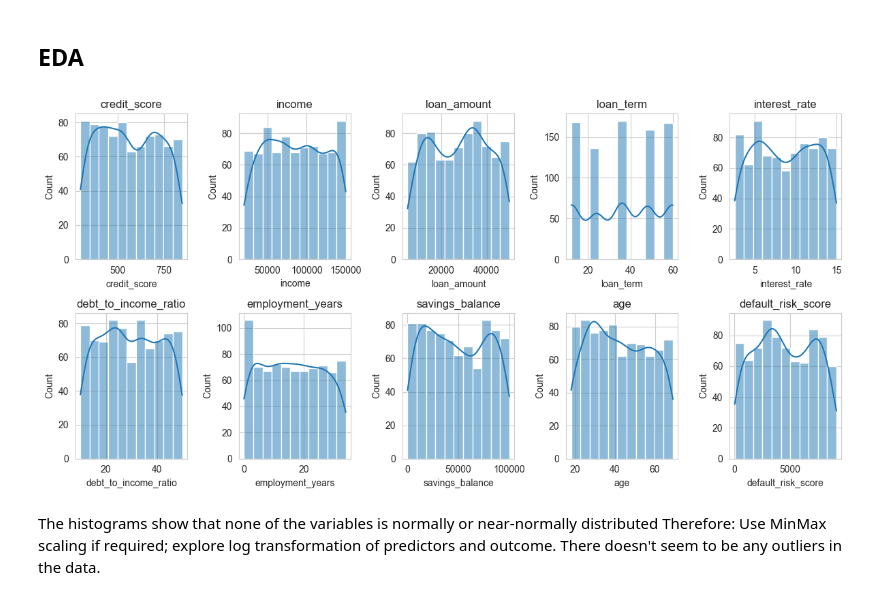
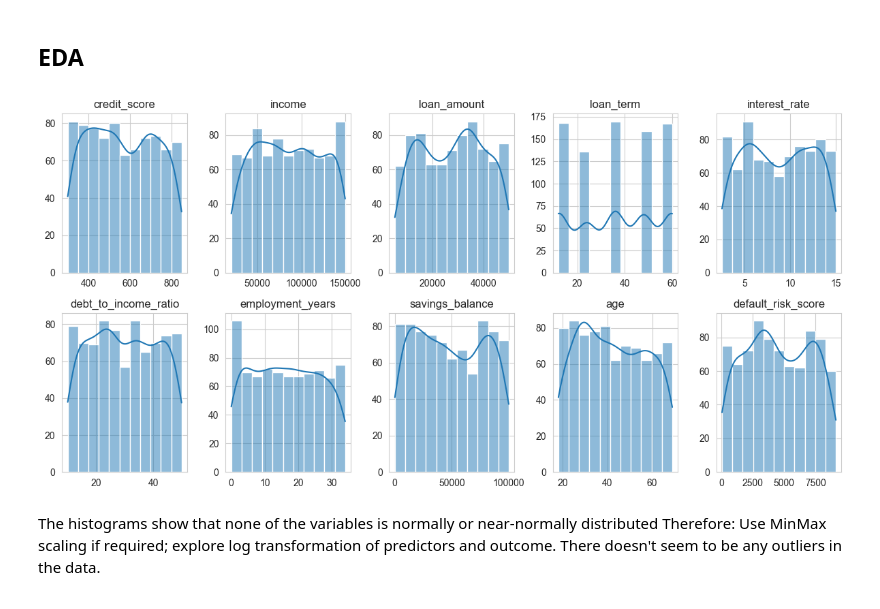
Before and after one commit to WaMuriithi/GroupE_LuxDevDS-AI, a Jupyter notebook: group_project.ipynb, the cells around one changed output. Cells and saved outputs as stored; diff of their text form; code cells hidden in the pictures.

Commit message:
Minor changes in plots

```diff
--- a/group_project.ipynb
+++ b/group_project.ipynb
@@ -95,20 +95,22 @@ train.describe().transpose()
 # %%
 # Data distribution
 sns.set_style('whitegrid')
 
 cols = list(train.columns)
 
 fig, axs = plt.subplots(2,5, figsize=(12,6))
 for i, col in enumerate(cols):
     row = i //5
     col_idx = i % 5
     sns.histplot(train[col], ax= axs[row, col_idx], kde= True)
     axs[row, col_idx].set_title(col)
+    axs[row, col_idx].set_xlabel('')
+    axs[row, col_idx].set_ylabel('')
 plt.tight_layout()
 
 plt.show()
 # %% [output]
-[figure, old version]
+[figure, new version]
 # %% [markdown]
 <p> The histograms show that none of the variables is normally or near-normally distributed
 Therefore: Use MinMax scaling if required; explore log transformation of predictors and outcome.
```
